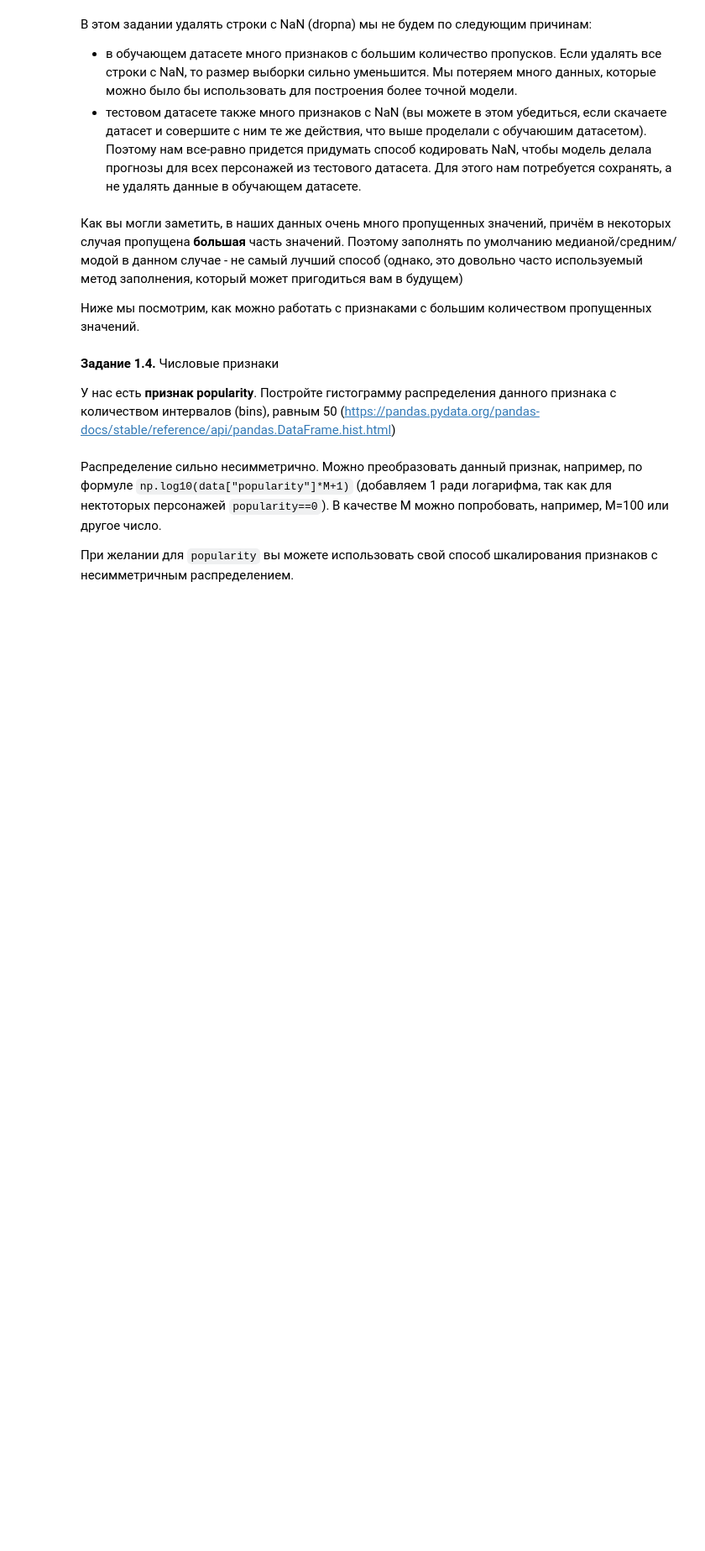
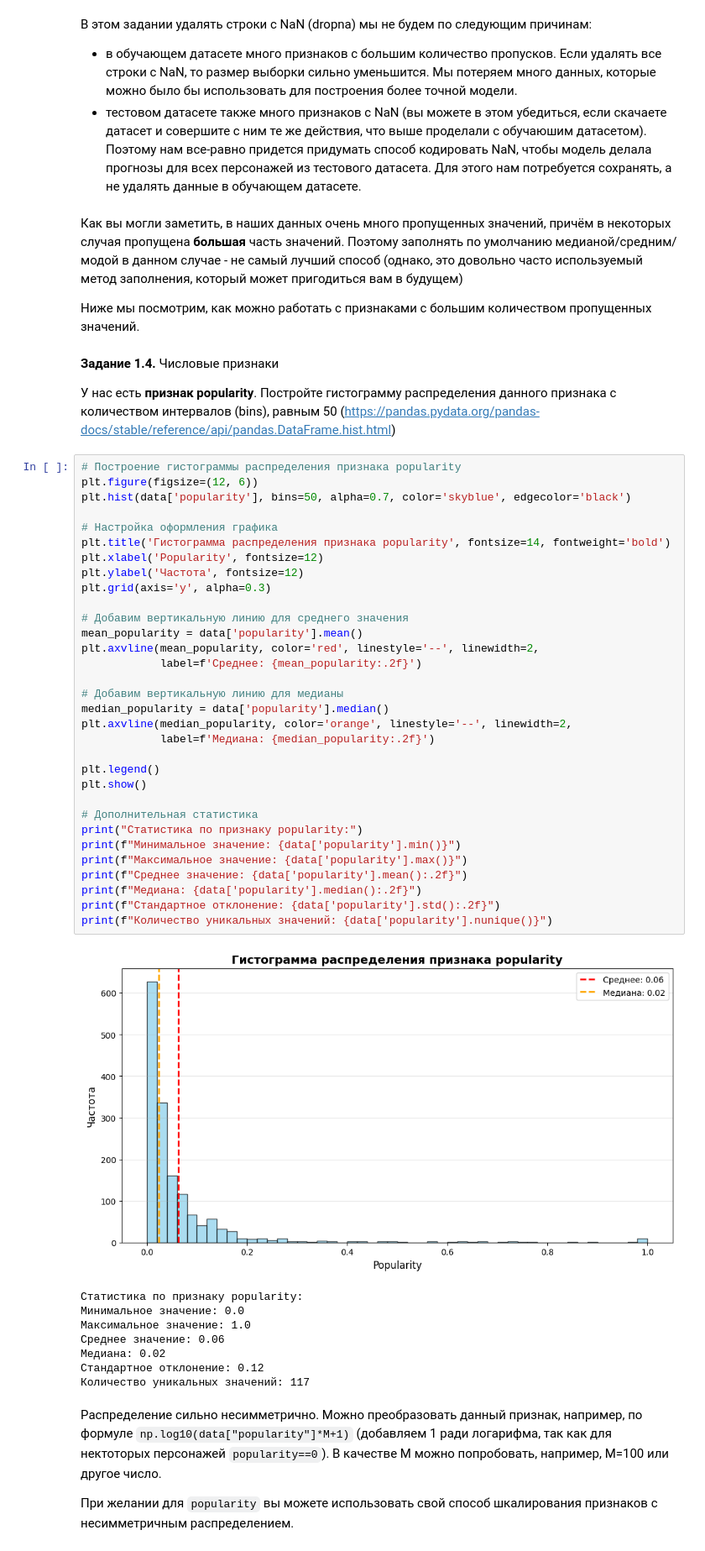
Before and after one commit to Legion342/Legion342, a Jupyter notebook: week_01_ml_intro/Homework/hw_1_game_of_thrones.ipynb, the cells around one changed output. Shown at 84% size. Cells and saved outputs as stored; diff of their text form; blank space fills up the shorter version.

```diff
--- a/week_01_ml_intro/Homework/hw_1_game_of_thrones.ipynb
+++ b/week_01_ml_intro/Homework/hw_1_game_of_thrones.ipynb
@@ -152,6 +246,47 @@ NameError: name 'Nan' is not defined
 **Задание 1.4.** Числовые признаки
 
 У нас есть **признак popularity**. Постройте гистограмму распределения данного признака с количеством интервалов (bins), равным 50 (https://pandas.pydata.org/pandas-docs/stable/reference/api/pandas.DataFrame.hist.html)
+# %%
+# Построение гистограммы распределения признака popularity
+plt.figure(figsize=(12, 6))
+plt.hist(data['popularity'], bins=50, alpha=0.7, color='skyblue', edgecolor='black')
+
+# Настройка оформления графика
+plt.title('Гистограмма распределения признака popularity', fontsize=14, fontweight='bold')
+plt.xlabel('Popularity', fontsize=12)
+plt.ylabel('Частота', fontsize=12)
+plt.grid(axis='y', alpha=0.3)
+
+# Добавим вертикальную линию для среднего значения
+mean_popularity = data['popularity'].mean()
+plt.axvline(mean_popularity, color='red', linestyle='--', linewidth=2,
+            label=f'Среднее: {mean_popularity:.2f}')
+
+# Добавим вертикальную линию для медианы
+median_popularity = data['popularity'].median()
+plt.axvline(median_popularity, color='orange', linestyle='--', linewidth=2,
+            label=f'Медиана: {median_popularity:.2f}')
+
+plt.legend()
+plt.show()
+
+# Дополнительная статистика
+print("Статистика по признаку popularity:")
+print(f"Минимальное значение: {data['popularity'].min()}")
+print(f"Максимальное значение: {data['popularity'].max()}")
+print(f"Среднее значение: {data['popularity'].mean():.2f}")
+print(f"Медиана: {data['popularity'].median():.2f}")
+print(f"Стандартное отклонение: {data['popularity'].std():.2f}")
+print(f"Количество уникальных значений: {data['popularity'].nunique()}")
+# %% [output]
+[figure, added]
+Статистика по признаку popularity:
+Минимальное значение: 0.0
+Максимальное значение: 1.0
+Среднее значение: 0.06
+Медиана: 0.02
+Стандартное отклонение: 0.12
+Количество уникальных значений: 117
 # %% [markdown]
 Распределение сильно несимметрично. Можно преобразовать данный признак, например, по формуле `np.log10(data["popularity"]*M+1)` (добавляем 1 ради логарифма, так как для нектоторых персонажей `popularity==0`). В качестве M можно попробовать, например, M=100 или другое число.
 
```
Also changed, not shown: parts of 9 cells of this notebook.
